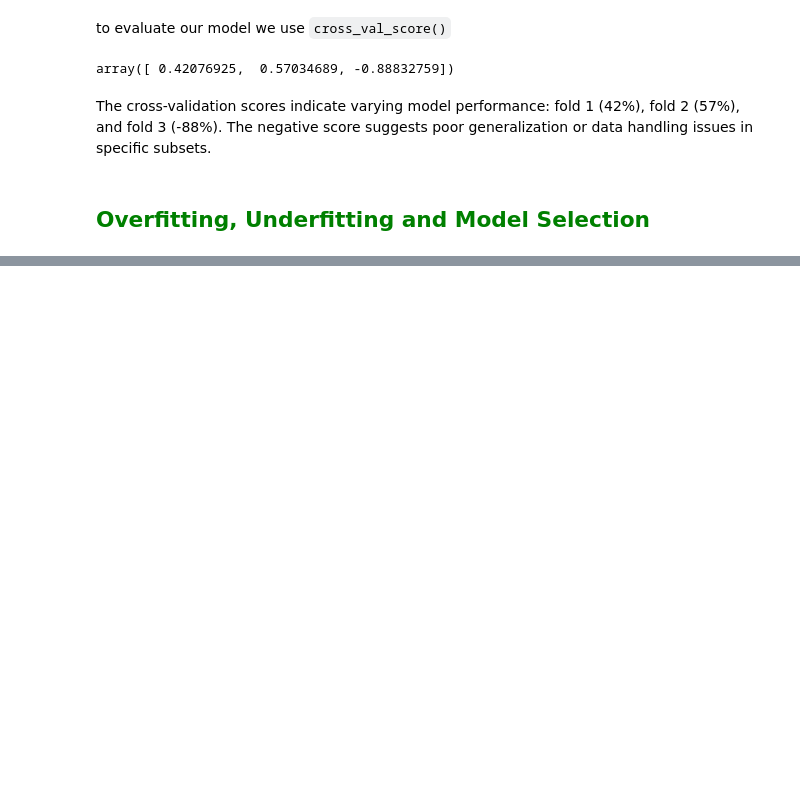
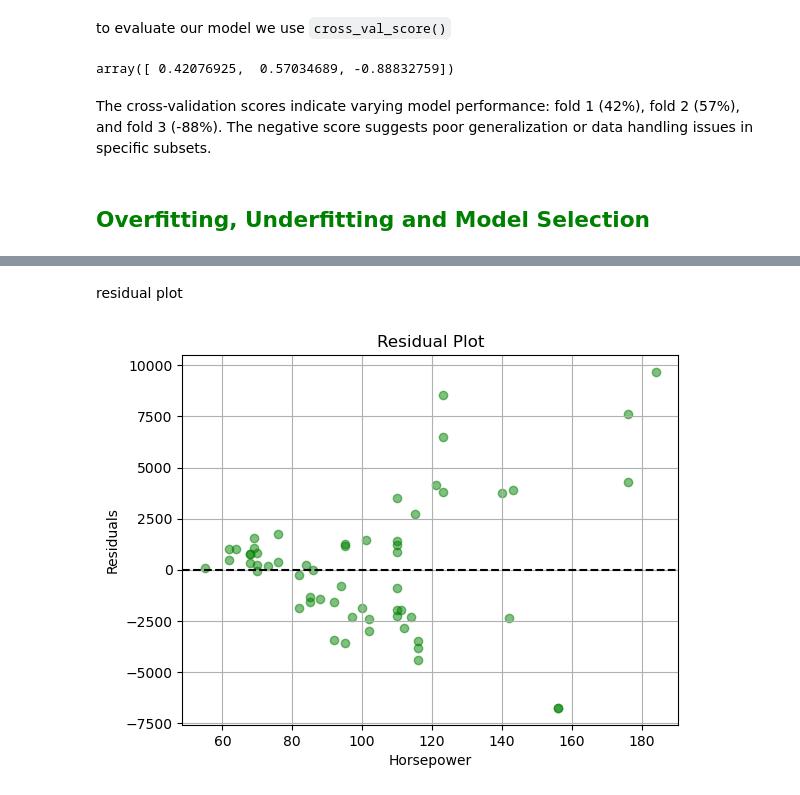
Before and after one commit to ourahma/Python-Data-Viz, a Jupyter notebook: data_viz.ipynb, the cells around one changed output, grey strips where cells are left out. Saved outputs shown, nothing was run; the diff lists cells and outputs as text; code cells hidden in the pictures; blank space fills up the shorter version.

```diff
--- a/data_viz.ipynb
+++ b/data_viz.ipynb
@@ -624,0 +681,15 @@ plots.append(ax8)
+# %% [markdown]
+residual plot
+# %%
+residuals = y_test - yhat
+fig11, ax11 = plt.subplots()
+ax11.scatter(x_test["horsepower"], residuals, color="green", alpha=0.5)
+ax11.axhline(0, color='black', linestyle='--')
+ax11.set_xlabel('Horsepower')
+ax11.set_ylabel('Residuals')
+ax11.set_title('Residual Plot')
+ax11.grid(True)
+plots.append(ax11)
+plt.show()
+# %% [output]
+[figure, added]
```
Also changed, not shown: parts of 12 cells of this notebook.
